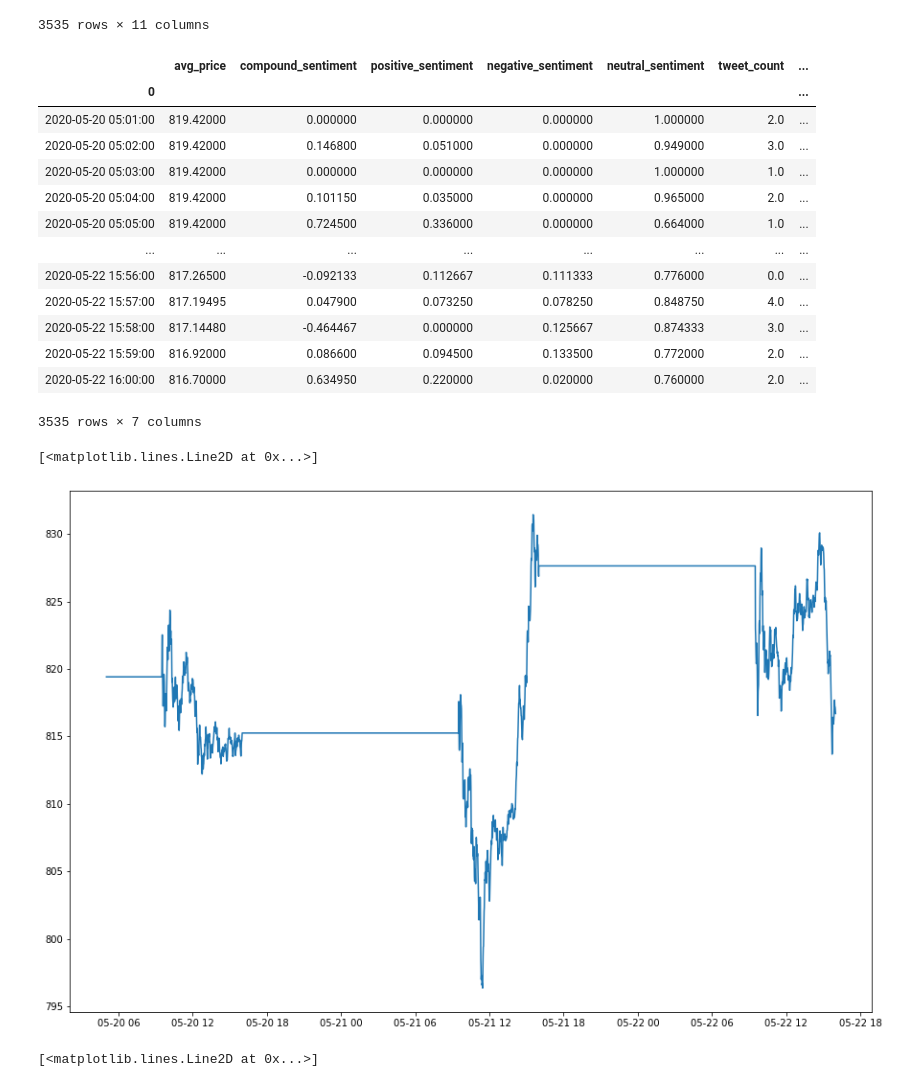
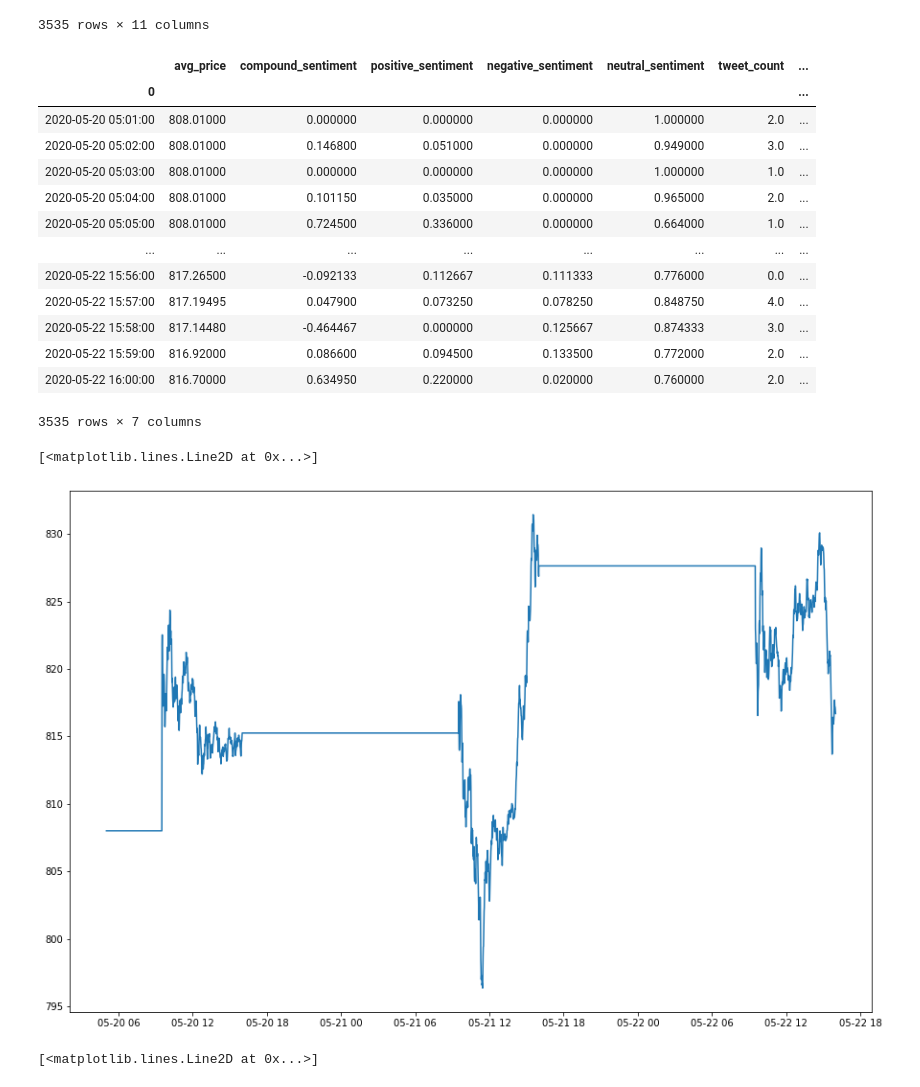
Before and after one commit to slucasmyer/TSLA-from-Twitter, a Jupyter notebook: Final_Project/TSLA-EDA-feature-engineering-test-set.ipynb, the cells around one changed output. Cells and saved outputs as stored; diff of their text form; code cells hidden in the pictures.

```diff
--- a/Final_Project/TSLA-EDA-feature-engineering-test-set.ipynb
+++ b/Final_Project/TSLA-EDA-feature-engineering-test-set.ipynb
@@ -352,20 +348,20 @@ tsla_round_clock
 # %%
 # fill NaN values with last valid value
 tsla_round_clock1 = tsla_round_clock.fillna(method='ffill')
 tsla_round_clock1['trade_volume'] = tsla_round_clock['5. volume'].fillna(0)
-tsla_round_clock1['avg_price'].fillna(819.42, inplace=True)
+tsla_round_clock1['avg_price'].fillna(808.01, inplace=True)
 # drop superfluous columns
 tsla_round_clock1.drop(columns=['1. open','2. high','3. low','4. close', '5. volume'], inplace=True)
 tsla_round_clock = tsla_round_clock1
 tsla_round_clock
 # %% [output]
 |  | avg_price | compound_sentiment | positive_sentiment | negative_sentiment | neutral_sentiment | tweet_count | ... |
 | 0 |  |  |  |  |  |  | ... |
-| 2020-05-20 05:01:00 | 819.42000 | 0.000000 | 0.000000 | 0.000000 | 1.000000 | 2.0 | ... |
-| 2020-05-20 05:02:00 | 819.42000 | 0.146800 | 0.051000 | 0.000000 | 0.949000 | 3.0 | ... |
-| 2020-05-20 05:03:00 | 819.42000 | 0.000000 | 0.000000 | 0.000000 | 1.000000 | 1.0 | ... |
-| 2020-05-20 05:04:00 | 819.42000 | 0.101150 | 0.035000 | 0.000000 | 0.965000 | 2.0 | ... |
-| 2020-05-20 05:05:00 | 819.42000 | 0.724500 | 0.336000 | 0.000000 | 0.664000 | 1.0 | ... |
+| 2020-05-20 05:01:00 | 808.01000 | 0.000000 | 0.000000 | 0.000000 | 1.000000 | 2.0 | ... |
+| 2020-05-20 05:02:00 | 808.01000 | 0.146800 | 0.051000 | 0.000000 | 0.949000 | 3.0 | ... |
+| 2020-05-20 05:03:00 | 808.01000 | 0.000000 | 0.000000 | 0.000000 | 1.000000 | 1.0 | ... |
+| 2020-05-20 05:04:00 | 808.01000 | 0.101150 | 0.035000 | 0.000000 | 0.965000 | 2.0 | ... |
+| 2020-05-20 05:05:00 | 808.01000 | 0.724500 | 0.336000 | 0.000000 | 0.664000 | 1.0 | ... |
 | ... | ... | ... | ... | ... | ... | ... | ... |
 | 2020-05-22 15:56:00 | 817.26500 | -0.092133 | 0.112667 | 0.111333 | 0.776000 | 0.0 | ... |
 | 2020-05-22 15:57:00 | 817.19495 | 0.047900 | 0.073250 | 0.078250 | 0.848750 | 4.0 | ... |
@@ -379,7 +375,7 @@ fig, ax = plt.subplots(1, figsize=(15,10))
 plt.plot(tsla_round_clock.index, tsla_round_clock.avg_price)
 # %% [output]
 [<matplotlib.lines.Line2D at 0x...>]
-[figure, old version]
+[figure, new version]
 # %%
 # visualization of our continuous compound sentiment series
 fig, ax = plt.subplots(1, figsize=(15,10))
```
Also changed, not shown: parts of 4 cells of this notebook, 5 other files.
